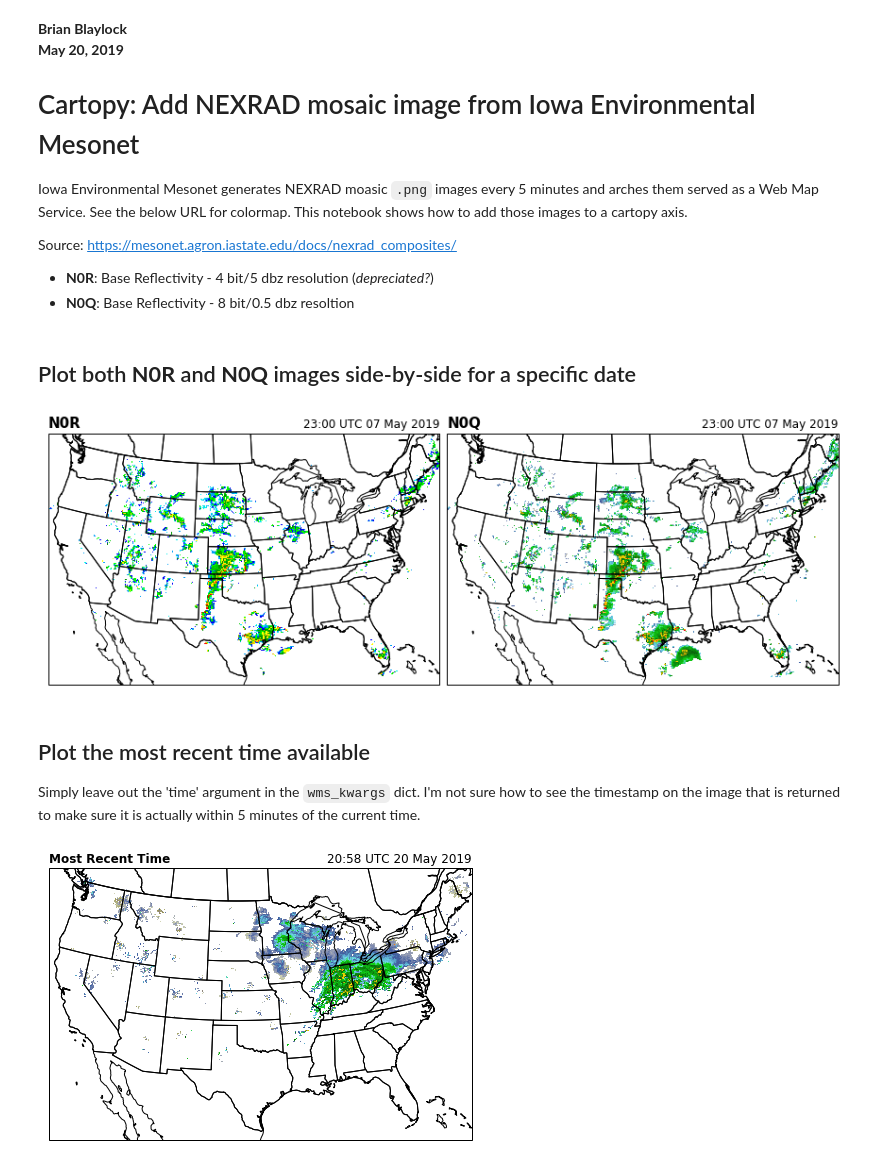
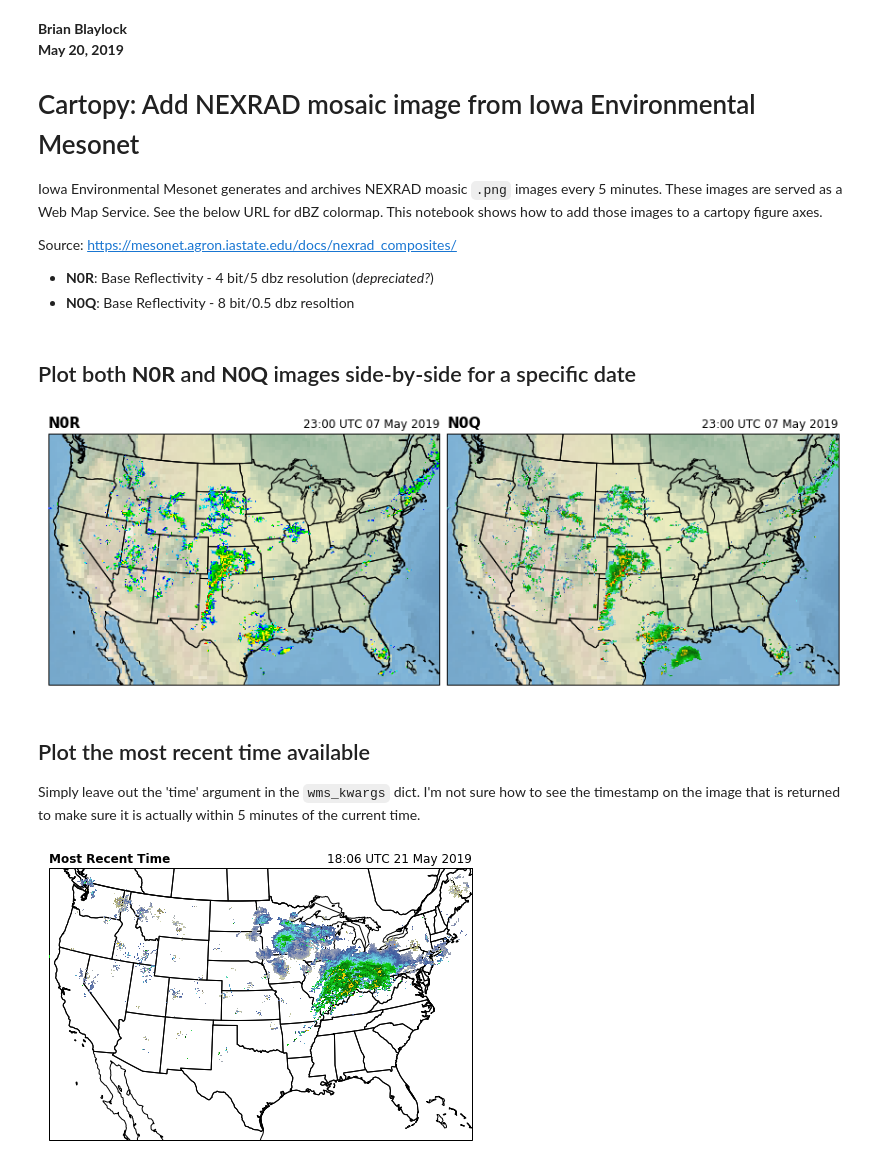
Before and after one commit to blaylockbk/pyBKB_v3, a Jupyter notebook: BB_maps/cartopy_NEXRAD-mosaic-from-Iowa.ipynb, the cells around one changed output. Saved outputs shown, nothing was run; the diff lists cells and outputs as text; code cells hidden in the pictures.

```diff
--- a/BB_maps/cartopy_NEXRAD-mosaic-from-Iowa.ipynb
+++ b/BB_maps/cartopy_NEXRAD-mosaic-from-Iowa.ipynb
@@ -4,7 +4,7 @@
 
 # Cartopy: Add NEXRAD mosaic image from Iowa Environmental Mesonet
 
-Iowa Environmental Mesonet generates NEXRAD moasic `.png` images every 5 minutes and arches them served as a Web Map Service. See the below URL for colormap. This notebook shows how to add those images to a cartopy axis.
+Iowa Environmental Mesonet generates and archives NEXRAD moasic `.png` images every 5 minutes. These images are served as a Web Map Service. See the below URL for dBZ colormap. This notebook shows how to add those images to a cartopy figure axes.
 
 Source: https://mesonet.agron.iastate.edu/docs/nexrad_composites/
 
@@ -20,31 +20,36 @@ import matplotlib.pyplot as plt
 # %%
 DATE = datetime(2019, 5, 7, 23)
 
 fig = plt.figure(figsize=(15, 5))
 
 versions = ['n0r', 'n0q']
 
 for i, ver in enumerate(versions):
     ax = fig.add_subplot(1, len(versions), i+1,
                          projection=ccrs.LambertConformal(central_longitude=-100))
     ax.add_feature(cfeature.COASTLINE.with_scale('50m'))
     ax.add_feature(cfeature.BORDERS.with_scale('50m'))
     ax.add_feature(cfeature.STATES.with_scale('50m'))
 
     # Date string format for data request
     strDATE = DATE.strftime('%Y-%m-%dT%H:%M:%SZ')
 
     ax.set_title('%s' % DATE.strftime('%H:%M UTC %d %b %Y'), loc='right')
     ax.set_title(ver.upper(), loc='left', fontweight='bold', fontsize=15)
     ax.add_wms(wms='https://mesonet.agron.iastate.edu/cgi-bin/wms/nexrad/%s-t.cgi?' % ver,
                 layers='nexrad-%s-wmst' % ver,
-                wms_kwargs={'time':strDATE})
+                wms_kwargs={'time':strDATE, 'transparent':True}, zorder=10)
+    # ^ If you add a background image or use tiles you neet to set transparent
+    #   as True and set the zorder as a higher number.
+    ax.stock_img()
 
     ax.set_extent([-120, -75, 23, 50])
 
+
+
 fig.subplots_adjust(wspace=0.02)
 # %% [output]
-[figure, old version]
+[figure, new version]
 # %% [markdown]
 ## Plot the most recent time available
 Simply leave out the 'time' argument in the `wms_kwargs` dict. I'm not sure how to see the timestamp on the image that is returned to make sure it is actually within 5 minutes of the current time.
@@ -62,10 +67,14 @@ ax.add_feature(cfeature.STATES.with_scale('50m'))
 ax.set_title('Most Recent Time', fontweight='bold', loc='left')
 ax.set_title('%s' % datetime.utcnow().strftime('%H:%M UTC %d %b %Y'), loc='right')
 ax.add_wms(wms='https://mesonet.agron.iastate.edu/cgi-bin/wms/nexrad/n0q-t.cgi?',
-            layers='nexrad-n0q-wmst')
+           layers='nexrad-n0q-wmst',
+           wms_kwargs={'transparent':True}, zorder=10)
+# ^ For current time (most recent time in last 5 minutes), leave the 'time'
+#   wms_kwargs unassigned. Transparetn should be True by default, but it
+#   doesn't hurt to be explicit.
 
 ax.set_extent([-120, -75, 23, 50])
 
 fig.subplots_adjust(wspace=0.02)
 # %% [output]
-[figure, old version]
+[figure, new version]
```
Also changed, not shown: 12 other files.
